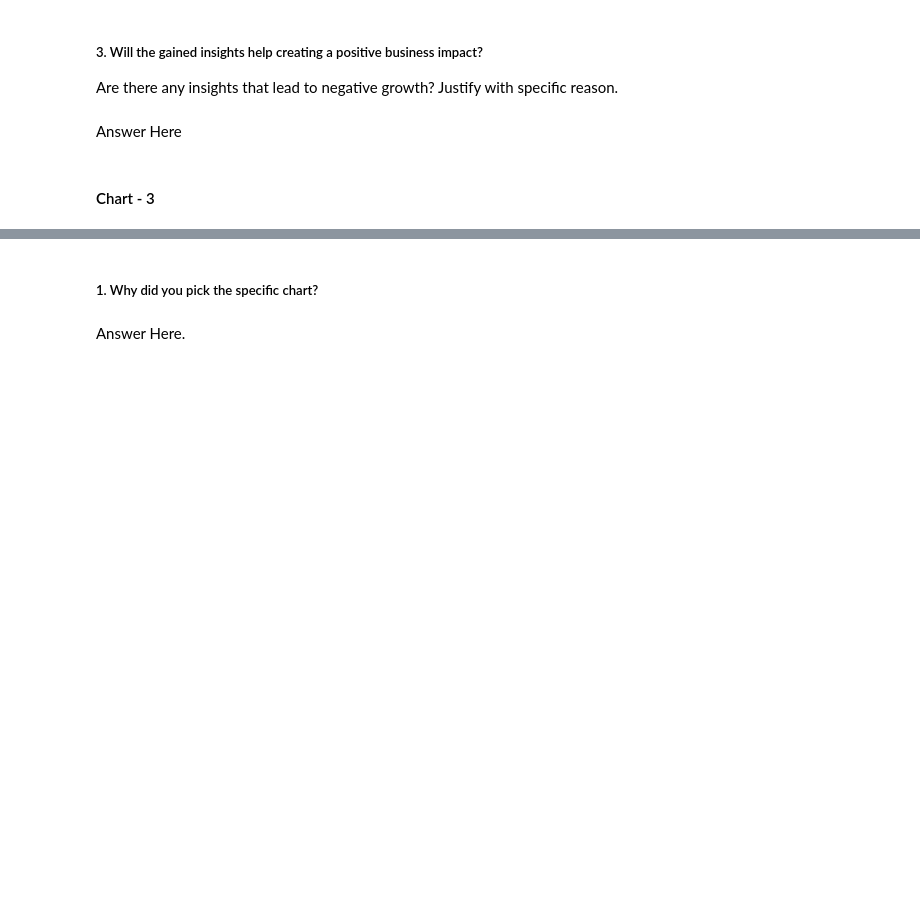
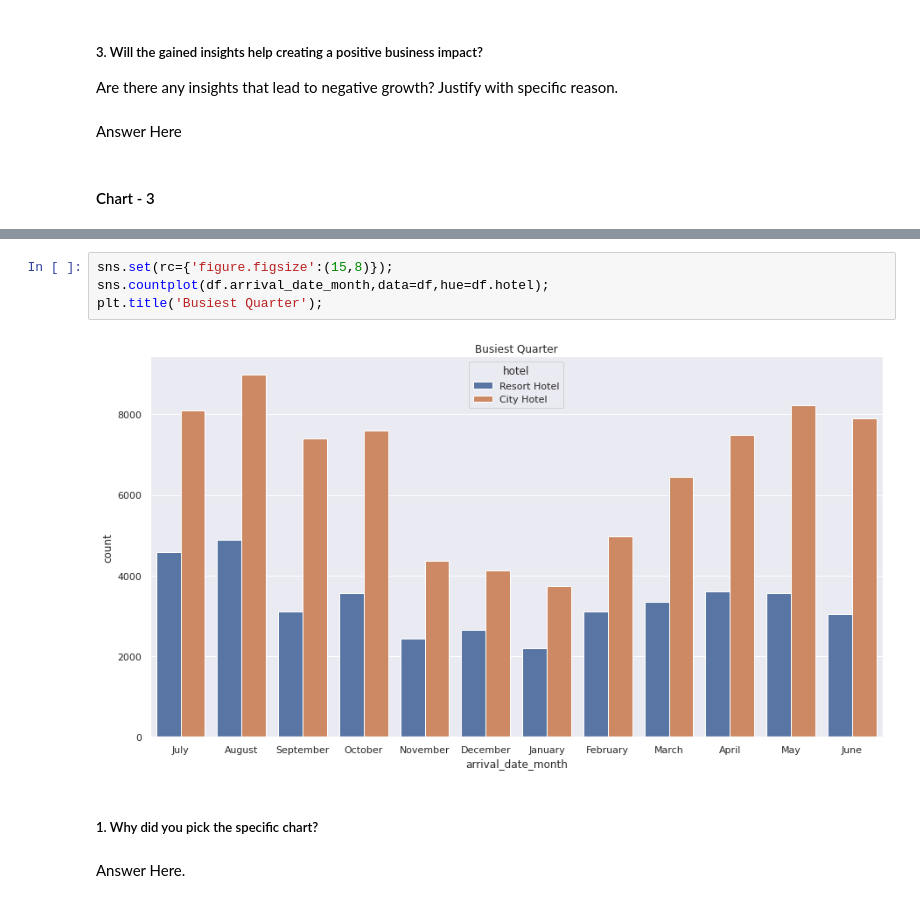
Before and after one commit to saurabhgv/Hotel-Booking-Analysis--EDA, a Jupyter notebook: EDA_Capstone_Project_(Group)_Hotel_Booking_Analysis.ipynb, the cells around one changed output, grey strips where cells are left out. Cells and saved outputs as stored; diff of their text form; blank space fills up the shorter version.

```diff
--- a/EDA_Capstone_Project_(Group)_Hotel_Booking_Analysis.ipynb
+++ b/EDA_Capstone_Project_(Group)_Hotel_Booking_Analysis.ipynb
@@ -433,3 +481,9 @@ Answer Here
+# %%
+sns.set(rc={'figure.figsize':(15,8)});
+sns.countplot(df.arrival_date_month,data=df,hue=df.hotel);
+plt.title('Busiest Quarter');
+# %% [output]
+[figure, added]
 # %% [markdown]
 ##### 1. Why did you pick the specific chart?
 # %% [markdown]
```
Also changed, not shown: parts of 23 cells of this notebook.
